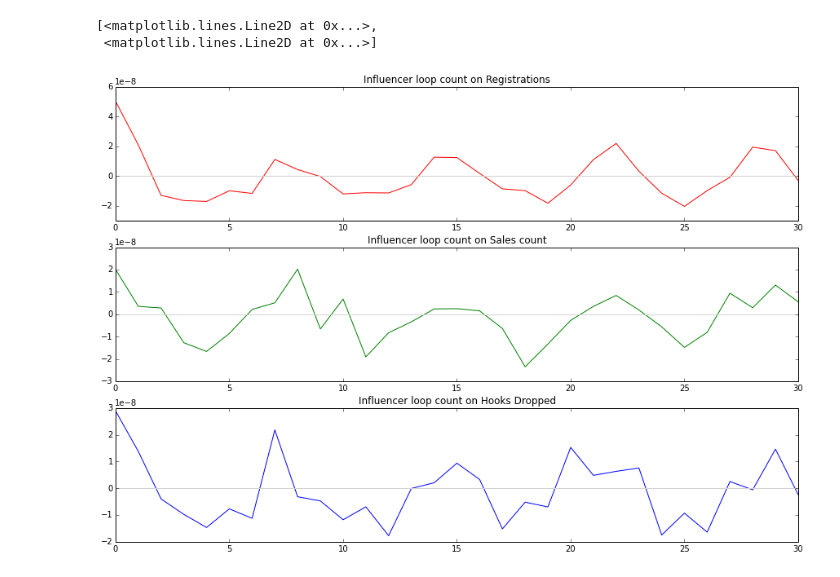
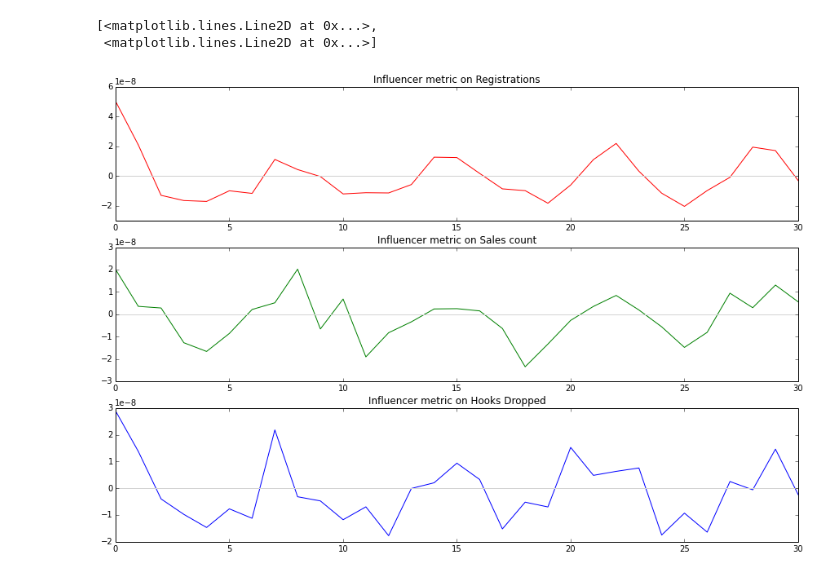
Before and after one commit to stewartsiu/misc, a Jupyter notebook: hook/PrelimAnalysis1.ipynb, the cells around one changed output. Drawn from its saved outputs; the diff is of its cells as text; code cells hidden in the pictures.

```diff
--- a/hook/PrelimAnalysis1.ipynb
+++ b/hook/PrelimAnalysis1.ipynb
@@ -63,7 +63,7 @@ loopOnRegs=[]
 loopOnSales=[]
 loopOnHooks=[]
 dayLag = range(0,31)
-
+infcolumn = 'Loops_to_date'
 for i in dayLag:
     engagement['rollingRegs'] = rollingRegs.shift(-i+1)
     engagement['rollingSales'] = rollingSales.shift(-i+1)
@@ -75,25 +75,25 @@ for i in dayLag:
     engagement['normSales_lag1'] = engagement['normSales'].shift(1)
     engagement['normHooks_lag1'] = engagement['normHooks'].shift(1)
     infeffect = niche.join(engagement,how='right')
-    infeffect['Loops_to_date'].fillna(0,inplace=True)
-    res = smf.ols(data=infeffect,formula='normRegs ~ Loops_to_date + normRegs_lag1').fit()
-    loopOnRegs.append(res.params.Loops_to_date)
-    res = smf.ols(data=infeffect,formula='normSales ~ Loops_to_date + normSales_lag1').fit()
-    loopOnSales.append(res.params.Loops_to_date)
-    res = smf.ols(data=infeffect,formula='normHooks ~ Loops_to_date + normHooks_lag1').fit()
-    loopOnHooks.append(res.params.Loops_to_date)
+    infeffect[infcolumn].fillna(0,inplace=True)
+    res = smf.ols(data=infeffect,formula='normRegs ~ '+infcolumn+' + normRegs_lag1').fit()
+    loopOnRegs.append(getattr(res.params,infcolumn))
+    res = smf.ols(data=infeffect,formula='normSales ~ '+infcolumn+' + normSales_lag1').fit()
+    loopOnSales.append(getattr(res.params,infcolumn))
+    res = smf.ols(data=infeffect,formula='normHooks ~ '+infcolumn+' + normHooks_lag1').fit()
+    loopOnHooks.append(getattr(res.params,infcolumn))
 # %%
 fig = plt.figure(figsize=[15,10])
 ax=fig.add_subplot(3,1,1)
-ax.set_title('Influencer loop count on Registrations')
+ax.set_title('Influencer metric on Registrations')
 plt.plot(dayLag,loopOnRegs,'r-',dayLag,np.zeros(len(dayLag)),'lightgrey')
 ax=fig.add_subplot(3,1,2)
-ax.set_title('Influencer loop count on Sales count')
+ax.set_title('Influencer metric on Sales count')
 plt.plot(dayLag,loopOnSales,'g-',dayLag,np.zeros(len(dayLag)),'lightgrey')
 ax=fig.add_subplot(3,1,3)
-ax.set_title('Influencer loop count on Hooks Dropped')
+ax.set_title('Influencer metric on Hooks Dropped')
 plt.plot(dayLag,loopOnHooks,'b-',dayLag,np.zeros(len(dayLag)),'lightgrey')
 # %% [output]
 [<matplotlib.lines.Line2D at 0x...>,
  <matplotlib.lines.Line2D at 0x...>]
-[figure, old version]
+[figure, new version]
```
Also changed, not shown: parts of 1 cell of this notebook.
